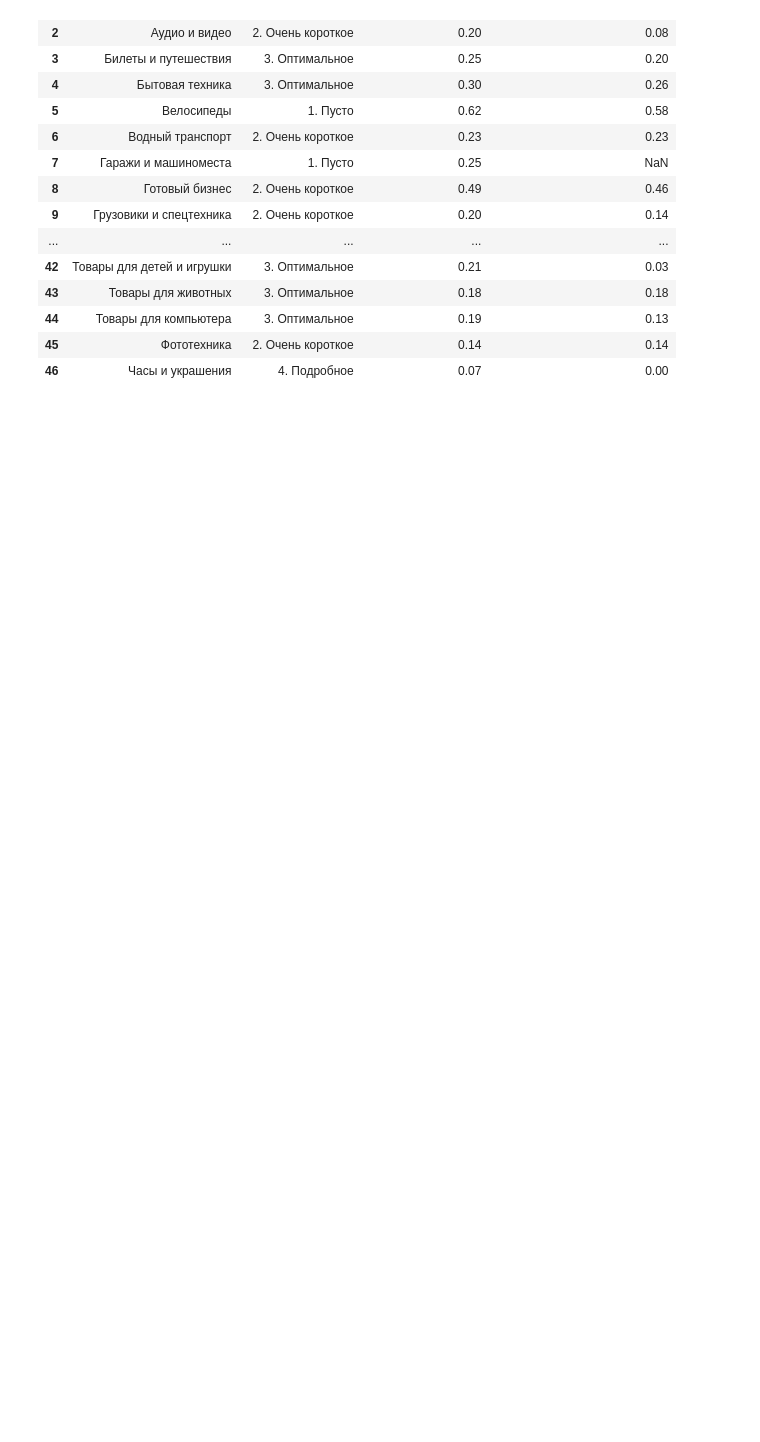
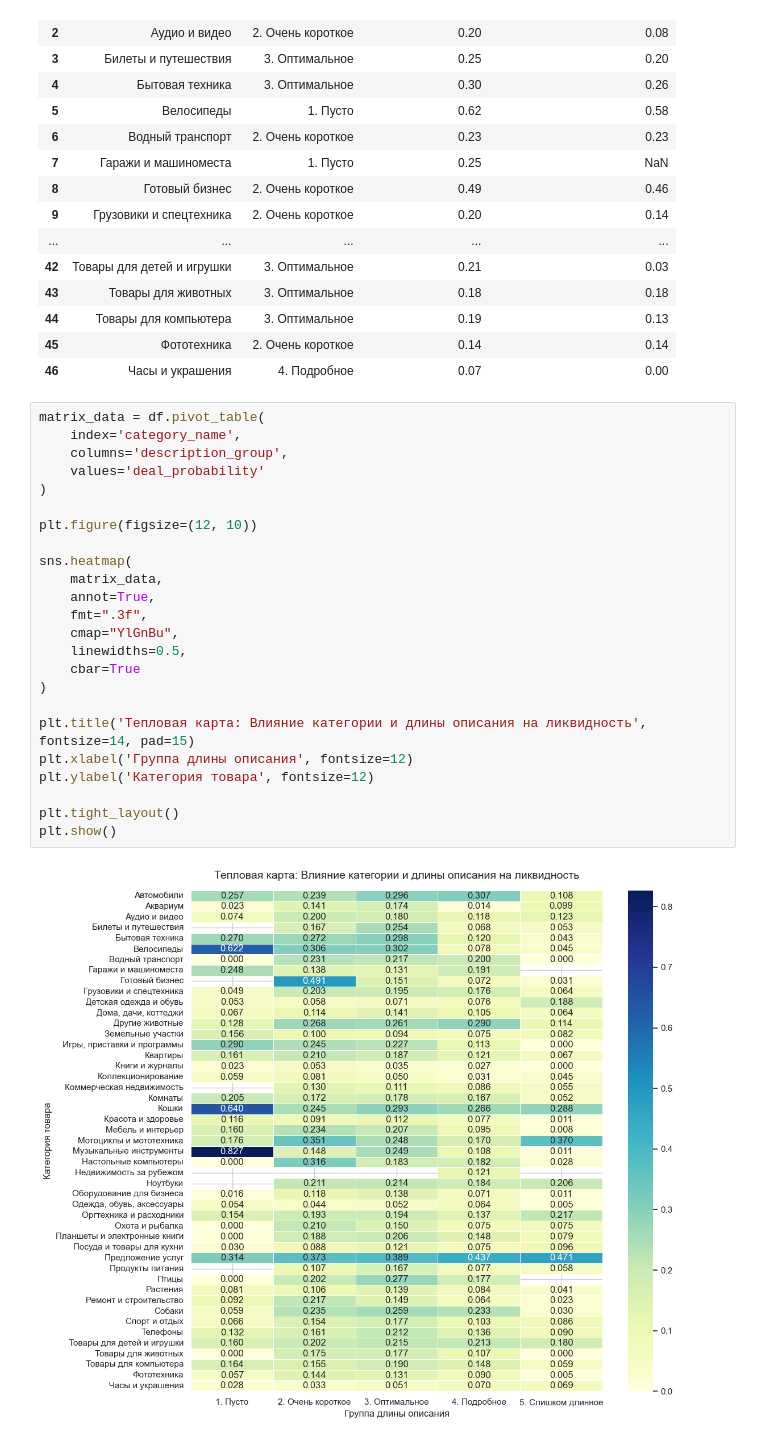
Before and after one commit to issakamir/Avito-demand, a Jupyter notebook: notebooks/EDA.ipynb, the cells around one changed output. Drawn from its saved outputs; the diff is of its cells as text; blank space fills up the shorter version.

```diff
--- a/notebooks/EDA.ipynb
+++ b/notebooks/EDA.ipynb
@@ -106,6 +133,32 @@ report
 | 44 | Товары для компьютера | 3. Оптимальное | 0.19 | 0.13 |
 | 45 | Фототехника | 2. Очень короткое | 0.14 | 0.14 |
 | 46 | Часы и украшения | 4. Подробное | 0.07 | 0.00 |
+# %%
+matrix_data = df.pivot_table(
+    index='category_name',
+    columns='description_group',
+    values='deal_probability'
+)
+
+plt.figure(figsize=(12, 10))
+
+sns.heatmap(
+    matrix_data,
+    annot=True,
+    fmt=".3f",
+    cmap="YlGnBu",
+    linewidths=0.5,
+    cbar=True
+)
+
+plt.title('Тепловая карта: Влияние категории и длины описания на ликвидность', fontsize=14, pad=15)
+plt.xlabel('Группа длины описания', fontsize=12)
+plt.ylabel('Категория товара', fontsize=12)
+
+plt.tight_layout()
+plt.show()
+# %% [output]
+[figure, added]
 # %%
 df['median_price']=df.groupby('category_name')['price'].transform('median')
 df['price_ratio']=df['price']/df['median_price']
```
Also changed, not shown: parts of 8 cells of this notebook.
